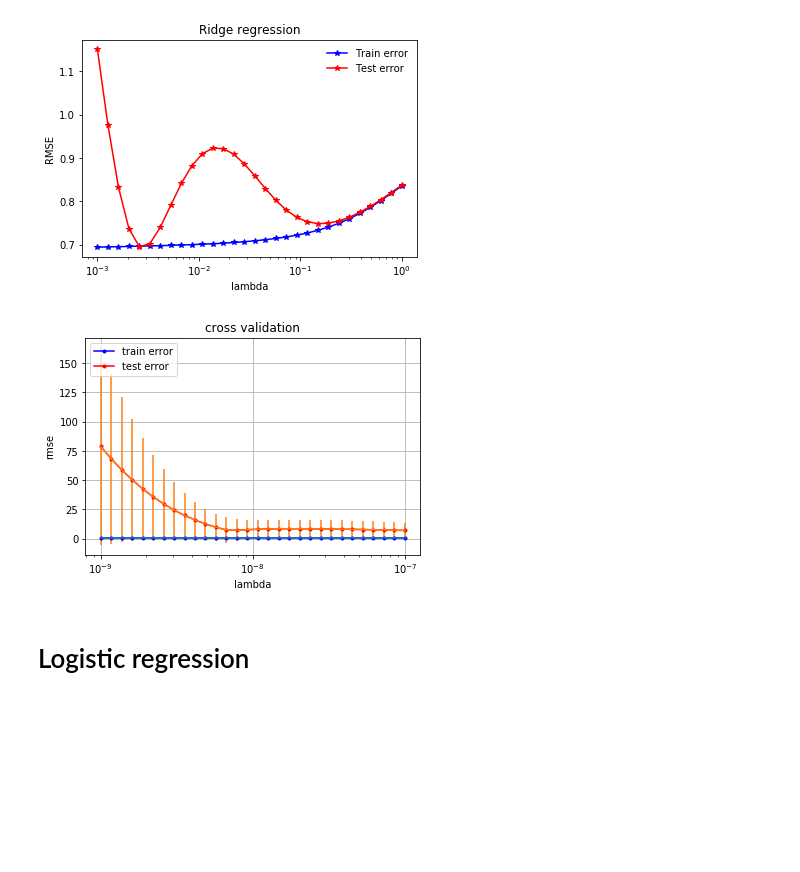
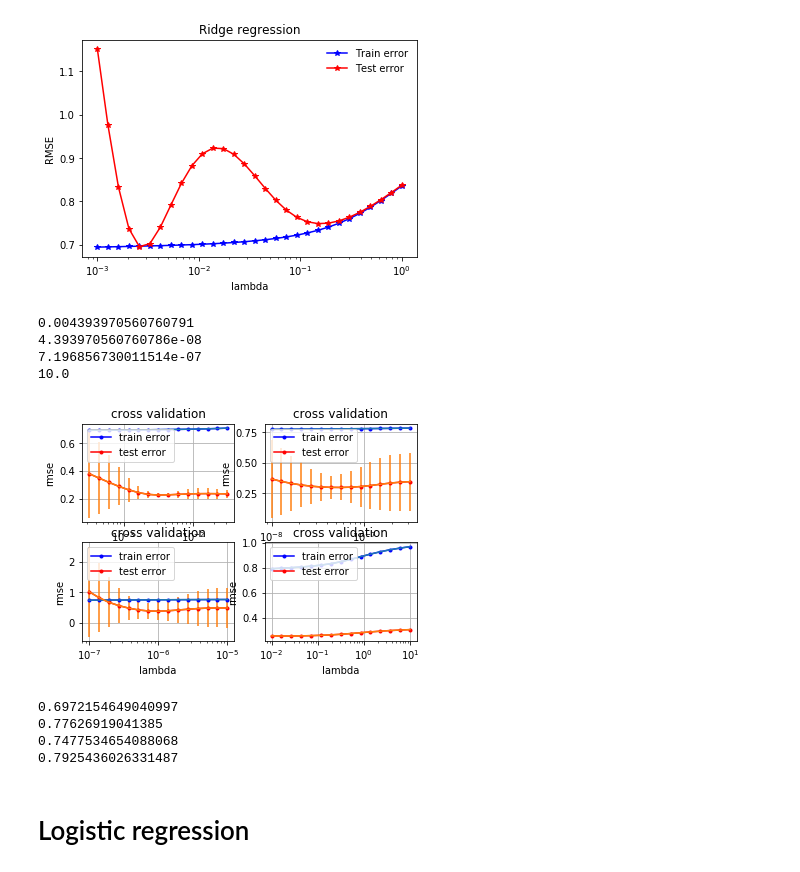
Before and after one commit to robinmamie/machine_learning, a Jupyter notebook: project1/scripts/project1.ipynb, the cells around one changed output. Cells and saved outputs as stored; diff of their text form; code cells hidden in the pictures; blank space fills up the shorter version.

Commit message:
Add k-fold cross-validation to r-reg

```diff
--- a/project1/scripts/project1.ipynb
+++ b/project1/scripts/project1.ipynb
@@ -400,7 +391,7 @@ def build_k_indices(y, k_fold, seed):
                  for k in range(k_fold)]
     return np.array(k_indices)
 # %%
-def cross_validation(y, x, k_indices, k, lambda_, degree):
+def cross_validation(y, x, k_indices, k, lambda_):
     """return the loss of ridge regression."""
 
     x_tr = np.delete(x, k_indices[k], axis=0)
@@ -411,44 +402,78 @@ def cross_validation(y, x, k_indices, k, lambda_, degree):
     w, rmse = ridge_regression(y_tr, x_tr, lambda_)
 
     n = y.shape[0]
-    loss_tr = np.sqrt(rmse)
-    loss_te = np.sqrt(2 * compute_loss_MSE(2*n , compute_e(y_te, x_te, w)))
+    loss_tr = rmse
+    loss_te = compute_loss_rmse(2*n , compute_e(y_te, x_te, w))
     return loss_tr, loss_te
 # %%
-def cross_validation_demo():
+def cross_validation_visualization_wo_error(lambdas, rmse_tr, rmse_te):
+    zeros = np.zeros(len(rmse_te))
+    cross_validation_visualization(lambdas, rmse_tr, rmse_te, zeros, zeros)
+
+ridge_parameters = []
+
+def cross_validation_demo(i):
     seed = 1
-    degree = 7
-    k_fold = 4
-    lambdas = np.logspace(-9, -7, 30)
+    k_fold = 10
+    lambdas = np.logspace(-10, -3, 15)
+    if i == 0:
+        lambdas = np.logspace(-3.5, -1.5, 15)
+    elif i == 1:
+        lambdas = np.logspace(-8, -6.5, 15)
+    elif i == 2:
+        lambdas = np.logspace(-7, -5, 15)
+    elif i == 3:
+        lambdas = np.logspace(-2, 1, 15)
 
-    y = predictions[0]
+    y = predictions[i]
     y = y[:,np.newaxis]
-    x = pri[0]
+    x = pri[i]
 
     # split data in k fold
     k_indices = build_k_indices(y, k_fold, seed)
     # define lists to store the loss of training data and test data
     rmse_tr = []
     rmse_te = []
     var_tr = []
     var_te = []
 
     for lambda_ in lambdas:
         loss_tr = []
         loss_te = []
         for k in range(k_fold):
-            tr, te = cross_validation(y, x, k_indices, k, lambda_, degree)
+            tr, te = cross_validation(y, x, k_indices, k, lambda_)
             loss_tr.append(tr)
             loss_te.append(te)
         rmse_tr.append(np.mean(loss_tr))
         rmse_te.append(np.mean(loss_te))
         var_tr.append(np.std(loss_tr))
         var_te.append(np.std(loss_te))
+    optimal = lambdas[np.argmin(var_te)]
+    print(optimal)
+    ridge_parameters.append(optimal)
+    plt.subplot(2, 2, 1+i)
     cross_validation_visualization(lambdas, rmse_tr, rmse_te, var_tr, var_te)
 
-cross_validation_demo()
+for i in range(4):
+    cross_validation_demo(i)
 # %% [output]
+0.004393970560760791
+4.393970560760786e-08
+7.196856730011514e-07
+10.0
-[figure, old version]
+[figure, new version]
+# %%
+ridge_parameters[3] = 0.01
+w_pri = []
+for i in range(4):
+    w, loss = ridge_regression(predictions[i], pri[i], ridge_parameters[i])
+    print(loss)
+    w_pri.append(w)
+# %% [output]
+0.6972154649040997
+0.77626919041385
+0.7477534654088068
+0.7925436026331487
 # %% [markdown]
 # Logistic regression
 # %%
```
Also changed, not shown: parts of 18 cells of this notebook, 2 other files.
